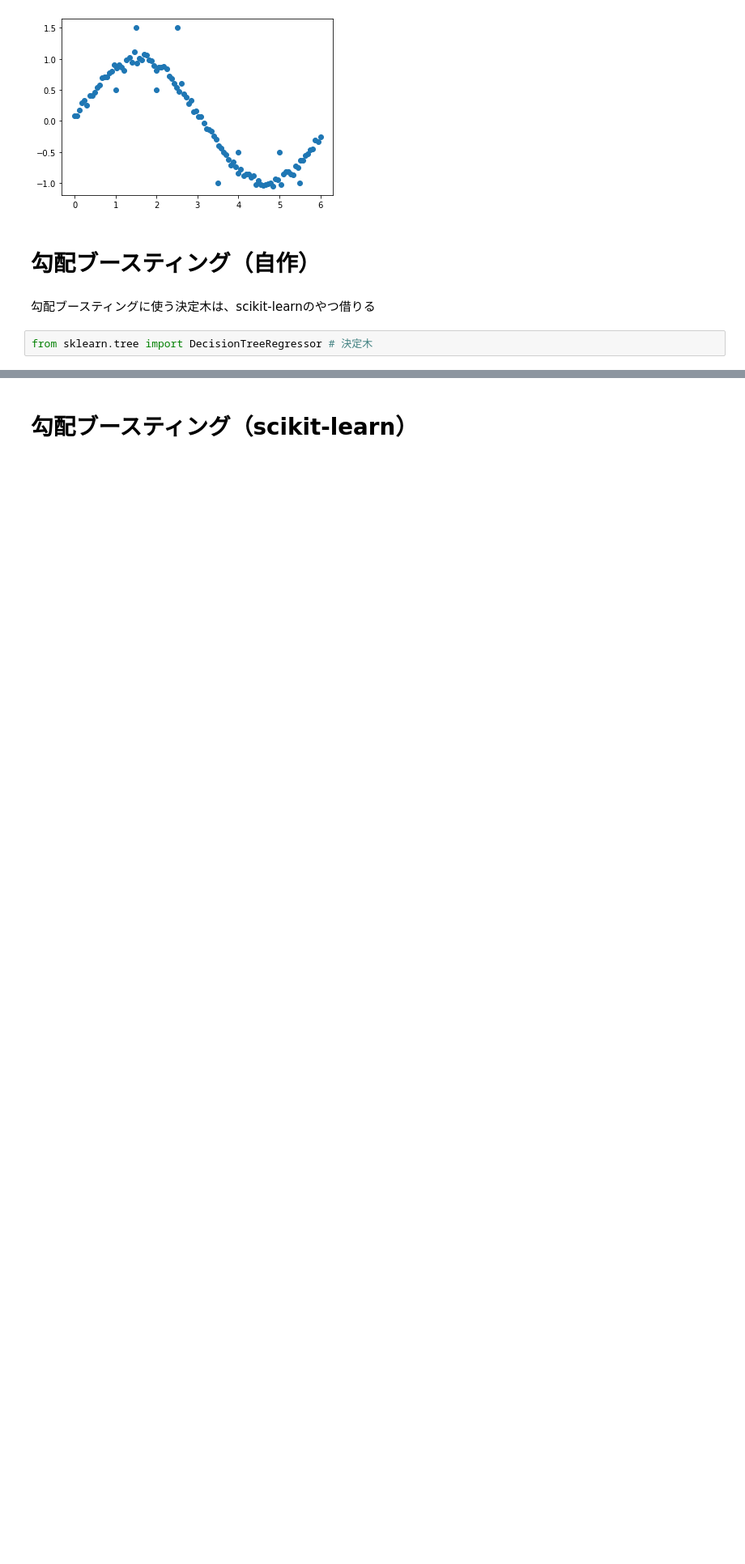
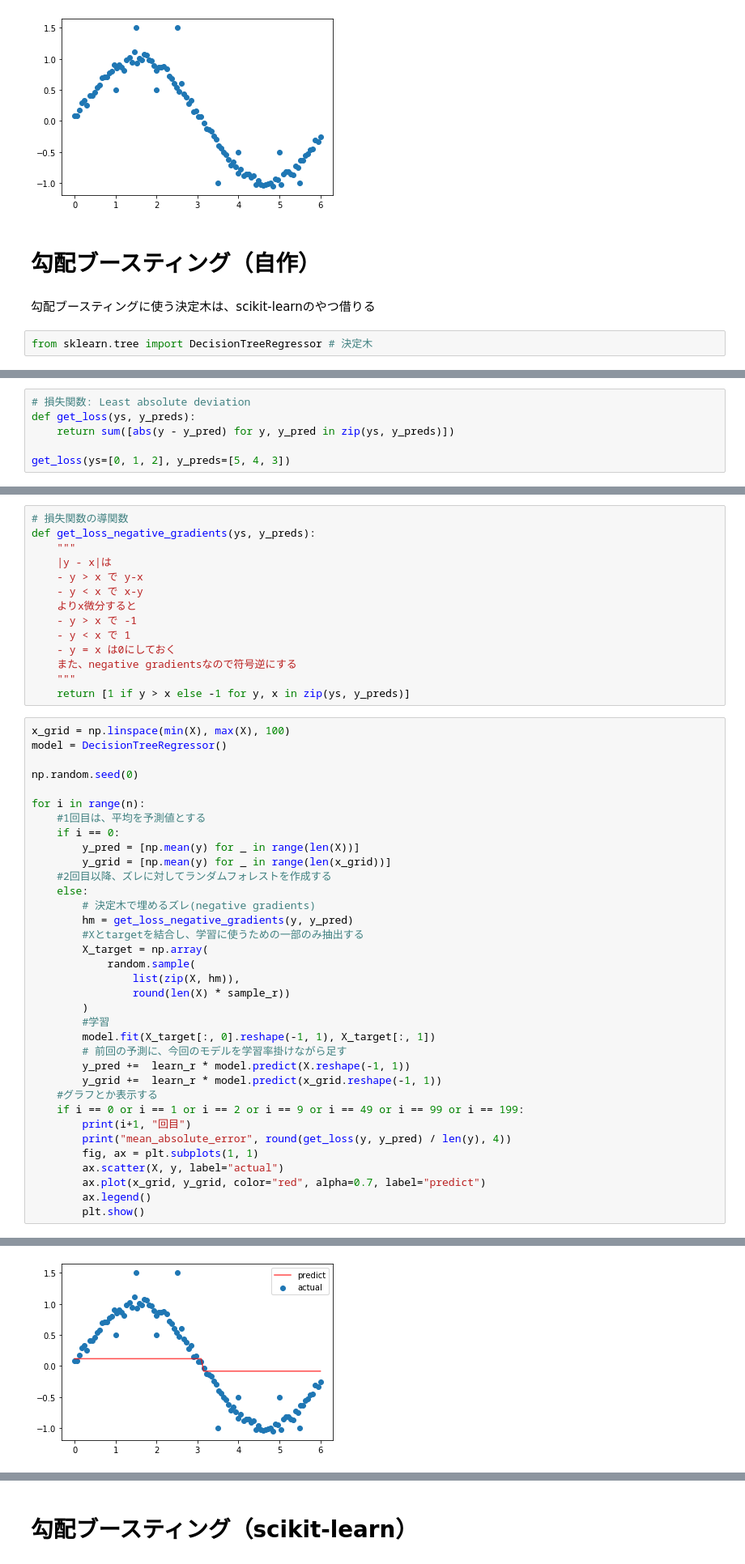
Before and after one commit to Kazuya-Minakuchi/qiita, a Jupyter notebook: GradientTreeBoosting_sample.ipynb, the cells around one changed output, grey strips where cells are left out. Shown at 81% size. Drawn from its saved outputs; the diff is of its cells as text; blank space fills up the shorter version.

Commit message:
Mean Absolute Errorの場合も追加

```diff
--- a/GradientTreeBoosting_sample.ipynb
+++ b/GradientTreeBoosting_sample.ipynb
@@ -108,0 +116,6 @@ for i in range(n):
+# %%
+# 損失関数: Least absolute deviation
+def get_loss(ys, y_preds):
+    return sum([abs(y - y_pred) for y, y_pred in zip(ys, y_preds)])
+
+get_loss(ys=[0, 1, 2], y_preds=[5, 4, 3])
@@ -108,0 +124,50 @@ for i in range(n):
+# %%
+# 損失関数の導関数
+def get_loss_negative_gradients(ys, y_preds):
+    """
+    |y - x|は
+    - y > x で y-x
+    - y < x で x-y
+    よりx微分すると
+    - y > x で -1
+    - y < x で 1
+    - y = x は0にしておく
+    また、negative gradientsなので符号逆にする
+    """
+    return [1 if y > x else -1 for y, x in zip(ys, y_preds)]
+# %%
+x_grid = np.linspace(min(X), max(X), 100)
+model = DecisionTreeRegressor()
+
+np.random.seed(0)
+
+for i in range(n):
+    #1回目は、平均を予測値とする
+    if i == 0:
+        y_pred = [np.mean(y) for _ in range(len(X))]
+        y_grid = [np.mean(y) for _ in range(len(x_grid))]
+    #2回目以降、ズレに対してランダムフォレストを作成する
+    else:
+        # 決定木で埋めるズレ(negative gradients)
+        hm = get_loss_negative_gradients(y, y_pred)
+        #Xとtargetを結合し、学習に使うための一部のみ抽出する
+        X_target = np.array(
+            random.sample(
+                list(zip(X, hm)),
+                round(len(X) * sample_r))
+        )
+        #学習
+        model.fit(X_target[:, 0].reshape(-1, 1), X_target[:, 1])
+        # 前回の予測に、今回のモデルを学習率掛けながら足す
+        y_pred +=  learn_r * model.predict(X.reshape(-1, 1))
+        y_grid +=  learn_r * model.predict(x_grid.reshape(-1, 1))
+    #グラフとか表示する
+    if i == 0 or i == 1 or i == 2 or i == 9 or i == 49 or i == 99 or i == 199:
+        print(i+1, "回目")
+        print("mean_absolute_error", round(get_loss(y, y_pred) / len(y), 4))
+        fig, ax = plt.subplots(1, 1)
+        ax.scatter(X, y, label="actual")
+        ax.plot(x_grid, y_grid, color="red", alpha=0.7, label="predict")
+        ax.legend()
+        plt.show()
+# %% [output]
@@ -108,0 +179 @@ for i in range(n):
+[figure, added]
```
Also changed, not shown: parts of 12 cells of this notebook.
